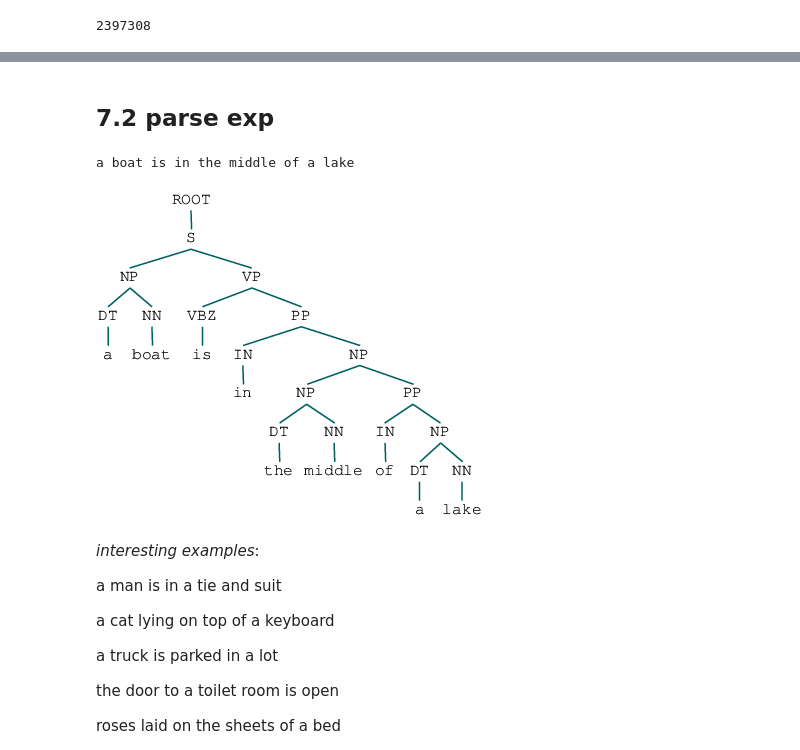
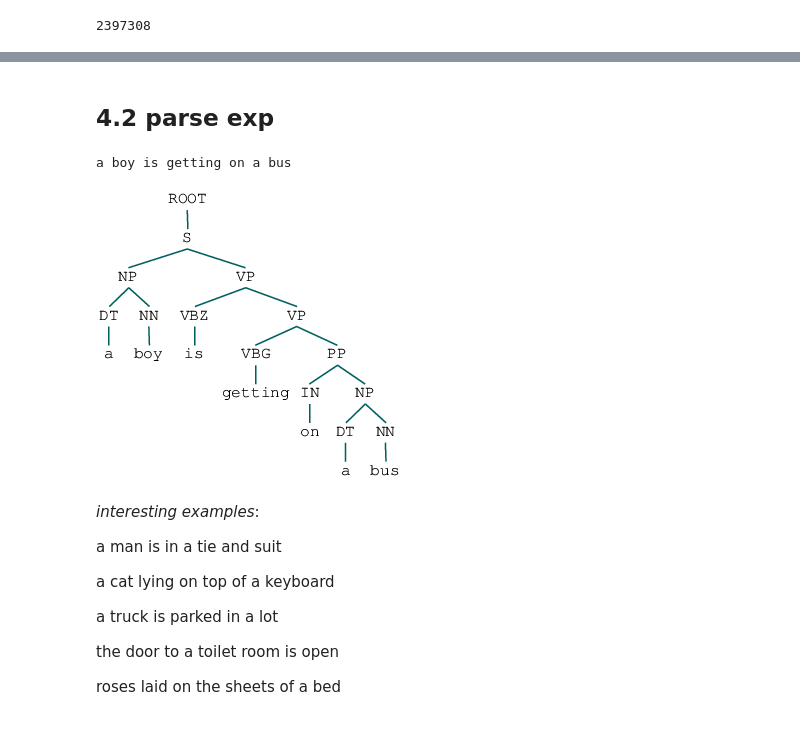
Before and after one commit to drschwenk/pictionary, a Jupyter notebook: eda.ipynb, the cells around one changed output, grey strips where cells are left out. Drawn from its saved outputs; the diff is of its cells as text; code cells hidden in the pictures; blank space fills up the shorter version.

```diff
--- a/eda.ipynb
+++ b/eda.ipynb
@@ -285,2 +271,0 @@ common_short = [c for c in tqdm(short_cap_l) if least_common_word(c, 3.5)]
-# %%
-blacklist_removed = [s for s in common_short if not set([w.lower() for w in s.split()]).intersection(color_set)]
@@ -333,0 +307,27 @@ common = wcounts.most_common(40)
+# %%
+noun_tags = ['NN', 'NNS', 'NNP', 'NNPS']
+# %%
+verbs = []
+for s in sents_w_verbs:
+    for w, tag in s:
+        if tag in verb_tags:
+            verbs.append(w)
+verb_ser = pd.Series(verbs)
+
+nouns = []
+for s in sents_w_verbs:
+    for w, tag in s:
+        if tag in noun_tags:
+            nouns.append(w)
+noun_ser = pd.Series(nouns)
+
+normalized_tokens = []
+for s in tqdm(sents_w_verbs):
+    for w in s:
+        normalized_tokens.append(w[0])
+
+wcounts = Counter(normalized_tokens)
+common = wcounts.most_common(20)
+
+most_common_verbs = verb_ser.value_counts()[1:61]
+most_common_nouns = noun_ser.value_counts()[0:60]
@@ -362,17 +393,19 @@ free_words = ['a',
 # %% [markdown]
-## 7.2 parse exp
+## 4.2 parse exp
+# %%
+with open('sents_w_verbs.pkl', 'rb') as f:
+    sents_w_verbs = pickle.load(f)
 # %%
 reformed_sents = [' '.join(w[0] for w in sent) for sent in sents_w_verbs]
 # %%
 sent = random.choice(reformed_sents)
-# sent = ''
+sent = 'a boy is getting on a bus'
 print(sent)
 constituent_parse  = [list(i)[0] for i in core_parser.raw_parse_sents([sent])][0]
-
 constituent_parse
 # %% [output]
-a boat is in the middle of a lake
+a boy is getting on a bus
-[figure, old version]
+[figure, new version]
 # %% [markdown]
 _interesting examples_:
 
```
Also changed, not shown: parts of 80 cells of this notebook, 1 other file.
